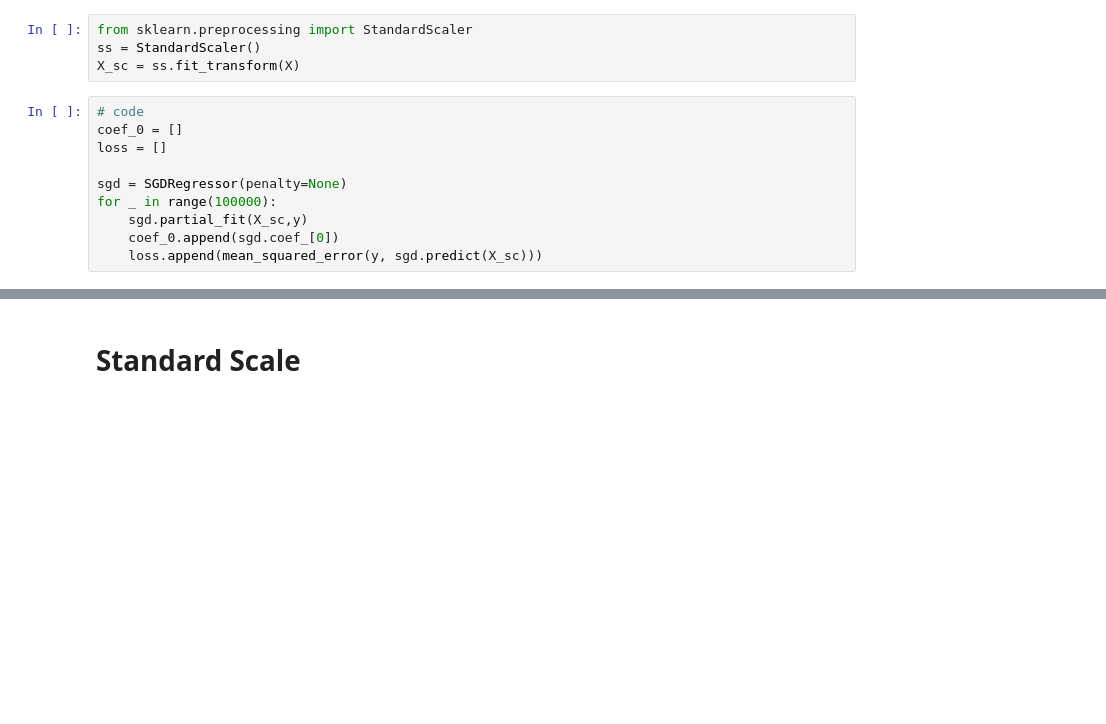
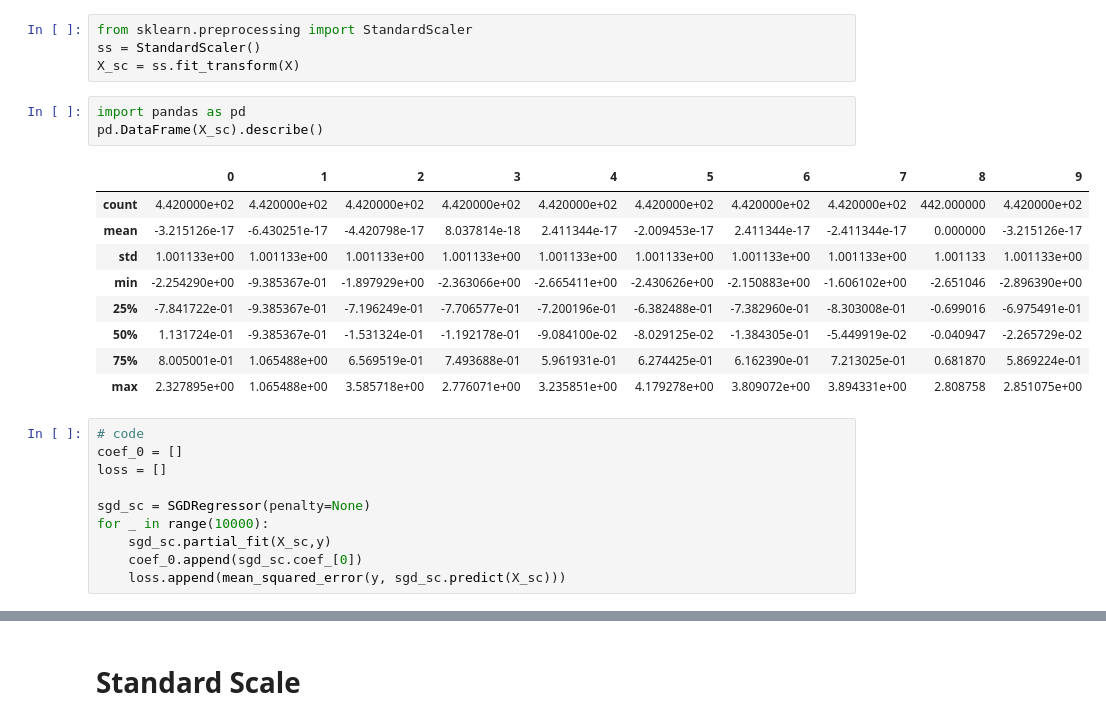
Before and after one commit to learn-co-students/gradient_descent_code_along, a Jupyter notebook: index_solution.ipynb, the cells around one changed output, grey strips where cells are left out. Drawn from its saved outputs; the diff is of its cells as text; blank space fills up the shorter version.

```diff
--- a/index_solution.ipynb
+++ b/index_solution.ipynb
@@ -141,16 +154,29 @@ array([  47.96827157,  -41.98141051,  279.55838156,  193.37895453,
 from sklearn.preprocessing import StandardScaler
 ss = StandardScaler()
 X_sc = ss.fit_transform(X)
+# %%
+import pandas as pd
+pd.DataFrame(X_sc).describe()
+# %% [output]
+|  | 0 | 1 | 2 | 3 | 4 | 5 | 6 | 7 | 8 | 9 |
+| count | 4.420000e+02 | 4.420000e+02 | 4.420000e+02 | 4.420000e+02 | 4.420000e+02 | 4.420000e+02 | 4.420000e+02 | 4.420000e+02 | 442.000000 | 4.420000e+02 |
+| mean | -3.215126e-17 | -6.430251e-17 | -4.420798e-17 | 8.037814e-18 | 2.411344e-17 | -2.009453e-17 | 2.411344e-17 | -2.411344e-17 | 0.000000 | -3.215126e-17 |
+| std | 1.001133e+00 | 1.001133e+00 | 1.001133e+00 | 1.001133e+00 | 1.001133e+00 | 1.001133e+00 | 1.001133e+00 | 1.001133e+00 | 1.001133 | 1.001133e+00 |
+| min | -2.254290e+00 | -9.385367e-01 | -1.897929e+00 | -2.363066e+00 | -2.665411e+00 | -2.430626e+00 | -2.150883e+00 | -1.606102e+00 | -2.651046 | -2.896390e+00 |
+| 25% | -7.841722e-01 | -9.385367e-01 | -7.196249e-01 | -7.706577e-01 | -7.200196e-01 | -6.382488e-01 | -7.382960e-01 | -8.303008e-01 | -0.699016 | -6.975491e-01 |
+| 50% | 1.131724e-01 | -9.385367e-01 | -1.531324e-01 | -1.192178e-01 | -9.084100e-02 | -8.029125e-02 | -1.384305e-01 | -5.449919e-02 | -0.040947 | -2.265729e-02 |
+| 75% | 8.005001e-01 | 1.065488e+00 | 6.569519e-01 | 7.493688e-01 | 5.961931e-01 | 6.274425e-01 | 6.162390e-01 | 7.213025e-01 | 0.681870 | 5.869224e-01 |
+| max | 2.327895e+00 | 1.065488e+00 | 3.585718e+00 | 2.776071e+00 | 3.235851e+00 | 4.179278e+00 | 3.809072e+00 | 3.894331e+00 | 2.808758 | 2.851075e+00 |
 # %%
 # code
 coef_0 = []
 loss = []
 
-sgd = SGDRegressor(penalty=None)
-for _ in range(100000):
-    sgd.partial_fit(X_sc,y)
-    coef_0.append(sgd.coef_[0])
-    loss.append(mean_squared_error(y, sgd.predict(X_sc)))
+sgd_sc = SGDRegressor(penalty=None)
+for _ in range(10000):
+    sgd_sc.partial_fit(X_sc,y)
+    coef_0.append(sgd_sc.coef_[0])
+    loss.append(mean_squared_error(y, sgd_sc.predict(X_sc)))
 # %%
 import matplotlib.pyplot as plt
 
```
Also changed, not shown: parts of 10 cells of this notebook.
